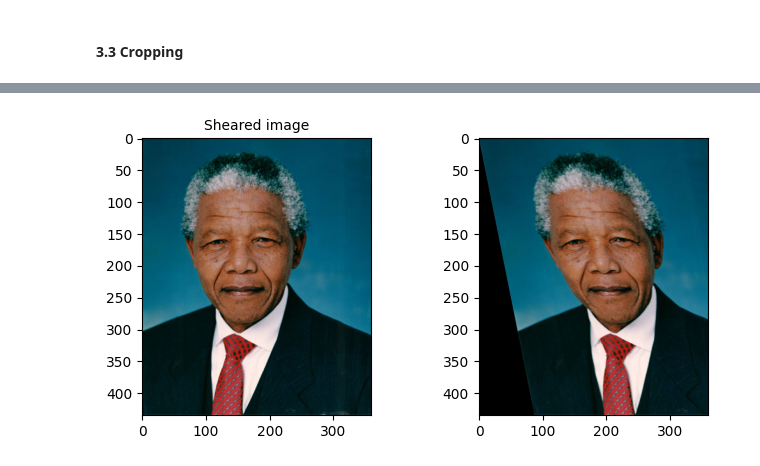
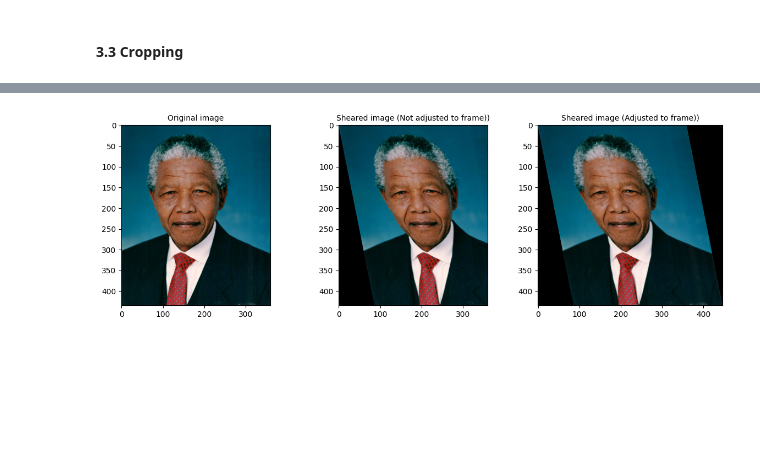
Before and after one commit to sibusiso-mtiyane/opencv-tutorials, a Jupyter notebook: 2. Image processing and enhancement.ipynb, the cells around one changed output, grey strips where cells are left out. Saved outputs shown, nothing was run; the diff lists cells and outputs as text; code cells hidden in the pictures; blank space fills up the shorter version.

```diff
--- a/2. Image processing and enhancement.ipynb
+++ b/2. Image processing and enhancement.ipynb
@@ -5,14 +5,37 @@ import matplotlib.pyplot as plt
 %matplotlib inline
 # %%
 # This function reads an image and returns the dimensions and number of channels of the image
-def imload(inputImage, RGB = "BGR"):
+def imload(inputImage, RGB = "GRAY"):
     img = cv.imread(inputImage)
+    h, w, c = img.shape
     if RGB == "RGB":
         img = cv.cvtColor(img, cv.COLOR_BGR2RGB)
-    h, w, c = img.shape
+    elif RGB == "GRAY":
+        img = cv.cvtColor(img, cv.COLOR_BGR2GRAY)
+    else:
+        img = img
+
     print("Image loaded: ", inputImage)
     print(f"Height: {h}, width: {w} and channels: {c}")
+
     return img, w, h, c
+
+# This function adjusts the frame of an image so that it fits fully to the frame
+def shearingAjdustment(M, x, y):
+    # Compute new bounding box
+    corners = np.float32([[0, 0], [x, 0], [0, y], [x, y]])
+    new_corners = np.dot(M[:, :2], corners.T).T + M[:, 2]
+
+    min_x, min_y = new_corners.min(axis=0)
+    max_x, max_y = new_corners.max(axis=0)
+
+    new_w, new_h = int(max_x - min_x), int(max_y - min_y)
+
+    # Adjust transformation to shift image fully into frame
+    M[0,2] -= min_x
+    M[1,2] -= min_y
+
+    return M, new_w, new_h
 # %% [markdown]
 <div style="font-family: -apple-system, BlinkMacSystemFont, 'Segoe UI', Roboto, Helvetica, Arial, sans-serif; font-size: 16px; line-height: 1.8;">
 <h3>1. Blurring</h3>
@@ -227,19 +281,25 @@ document correction (fixing skewed scanned documents), data augmentation (genera
 # %%
 shear_x = 0.2
 shear_y = 0
 M_shear = np.float32([[1,shear_x,0],[shear_y, 1, 0]])
-imgShear = cv.warpAffine(img, M_shear, (x, y))
+imgShearNoAdj = cv.warpAffine(img, M_shear,(x, y))
 
-fig, axs = plt.subplots(1, 2, figsize = (7, 3.5))
+# The adjustment is done using a user defined function shearingAjdustment
+mShearNew, xNew, yNew = shearingAjdustment(M_shear, x, y)
+imgShearAdj = cv.warpAffine(img, mShearNew,(xNew, yNew))
+
+fig, axs = plt.subplots(1,3, figsize = (12, 4))
 axs[0].imshow(img), axs[0].set_title("Original image", fontsize = 10)
-axs[1].imshow(imgShear), axs[0].set_title("Sheared image", fontsize = 10)
+axs[1].imshow(imgShearNoAdj), axs[1].set_title("Sheared image (Not adjusted to frame))", fontsize = 10)
+axs[2].imshow(imgShearAdj), axs[2].set_title("Sheared image (Adjusted to frame))", fontsize = 10)
+
 # for ax in axs:
 #     ax.set_xticks([]), ax.set_yticks([])
 plt.tight_layout()
 plt.show()
 
 # cv.imshow('img', sheared_img)
 # cv.waitKey(0)
 # cv.destroyAllWindows()
 # %% [output]
-[figure, old version]
+[figure, new version]
```
Also changed, not shown: parts of 9 cells of this notebook, 1 other file.
